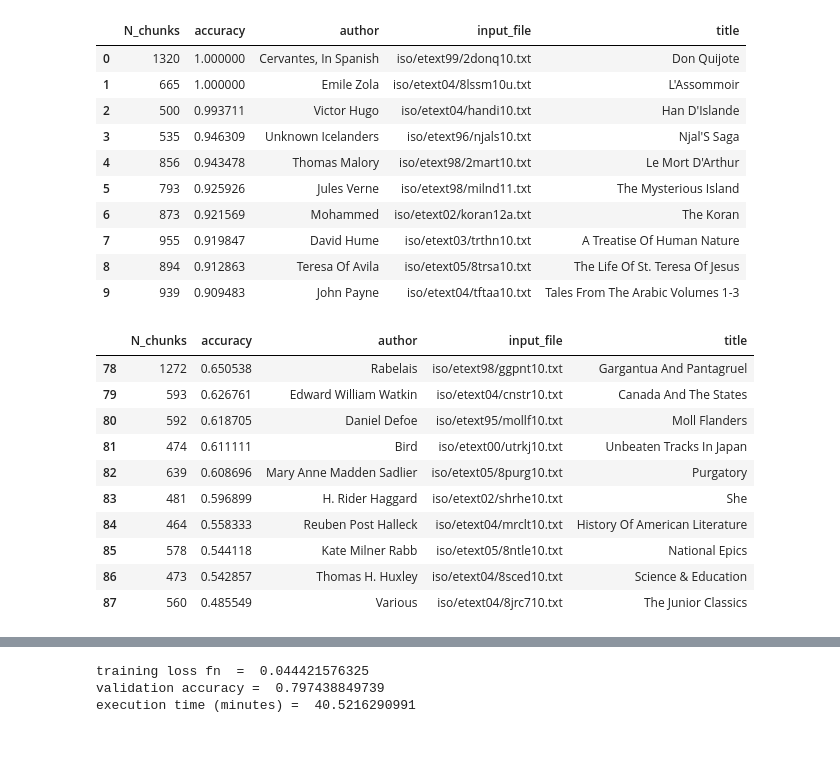
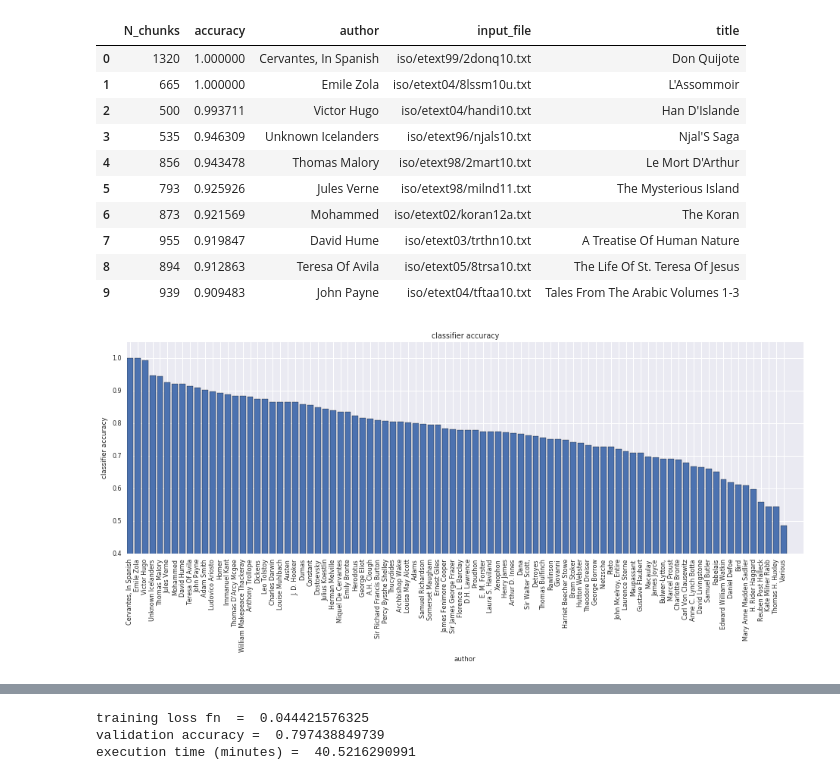
Before and after one commit to joehahn/tf-text-classification-demo, a Jupyter notebook: dl.ipynb, the cells around one changed output, grey strips where cells are left out. Saved outputs shown, nothing was run; the diff lists cells and outputs as text; code cells hidden in the pictures; blank space fills up the shorter version.

```diff
--- a/dl.ipynb
+++ b/dl.ipynb
@@ -338,17 +322,3 @@ accuracy.head(10)
 | 7 | 955 | 0.919847 | David Hume | iso/etext03/trthn10.txt | A Treatise Of Human Nature |
 | 8 | 894 | 0.912863 | Teresa Of Avila | iso/etext05/8trsa10.txt | The Life Of St. Teresa Of Jesus |
 | 9 | 939 | 0.909483 | John Payne | iso/etext04/tftaa10.txt | Tales From The Arabic Volumes 1-3 |
-# %%
-accuracy.tail(10)
-# %% [output]
-|  | N_chunks | accuracy | author | input_file | title |
-| 78 | 1272 | 0.650538 | Rabelais | iso/etext98/ggpnt10.txt | Gargantua And Pantagruel |
-| 79 | 593 | 0.626761 | Edward William Watkin | iso/etext04/cnstr10.txt | Canada And The States |
-| 80 | 592 | 0.618705 | Daniel Defoe | iso/etext95/mollf10.txt | Moll Flanders |
-| 81 | 474 | 0.611111 | Bird | iso/etext00/utrkj10.txt | Unbeaten Tracks In Japan |
-| 82 | 639 | 0.608696 | Mary Anne Madden Sadlier | iso/etext05/8purg10.txt | Purgatory |
-| 83 | 481 | 0.596899 | H. Rider Haggard | iso/etext02/shrhe10.txt | She |
-| 84 | 464 | 0.558333 | Reuben Post Halleck | iso/etext04/mrclt10.txt | History Of American Literature |
-| 85 | 578 | 0.544118 | Kate Milner Rabb | iso/etext05/8ntle10.txt | National Epics |
-| 86 | 473 | 0.542857 | Thomas H. Huxley | iso/etext04/8sced10.txt | Science & Education |
-| 87 | 560 | 0.485549 | Various | iso/etext04/8jrc710.txt | The Junior Classics |
@@ -358,0 +325,18 @@ accuracy.tail(10)
+# %%
+#plot model accuracy vs author
+sns.set(font_scale=0.8, font='DejaVu Sans')
+fig, ax = plt.subplots(1,1, figsize=(16, 5))
+xp = accuracy.index
+yp = accuracy['accuracy']
+authors = accuracy['author']
+ax.bar(xp, yp)
+ax.set_xticks(xp+0.4)
+ax.set_xticklabels(authors)
+ax.set_title('classifier accuracy vs author')
+ax.set_ylabel('classifier accuracy')
+ax.set_xlabel('author')
+plt.xticks(rotation=90)
+ax.set_ylim(0.4, 1.05)
+plt.savefig('figs/accuracy_vs_author.png')
+# %% [output]
+[figure, added]
```
Also changed, not shown: parts of 10 cells of this notebook, 4 other files.
